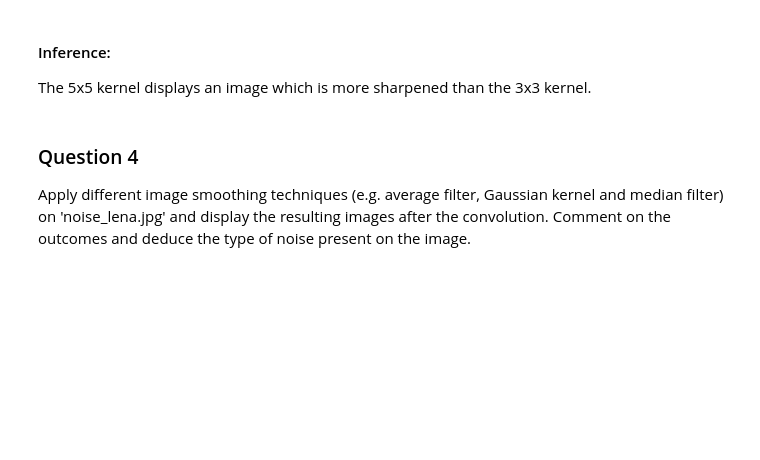
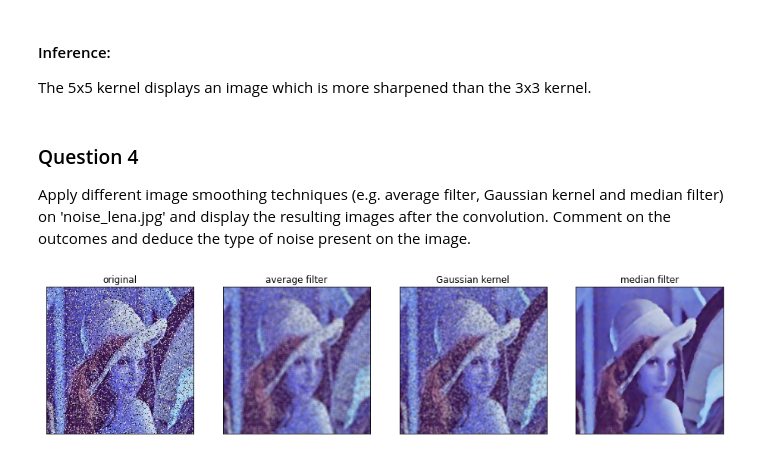
Before and after one commit to ErykaFletcher/MiniProject, a Jupyter notebook: week_5.ipynb, the cells around one changed output. Drawn from its saved outputs; the diff is of its cells as text; code cells hidden in the pictures; blank space fills up the shorter version.

```diff
--- a/week_5.ipynb
+++ b/week_5.ipynb
@@ -512,23 +517,29 @@ Apply different image smoothing techniques (e.g. average filter, Gaussian kernel
 # %%
 #load img
 img = cv.imread("images/noise_lena.jpg")
 
 #kernel size
 kernel = (5, 5)
 
 #image smoothing techniques
 #average filter
 img_blur = cv.blur(img, kernel)
 #Gaussian kernel
 img_Gaussian = cv.GaussianBlur(img, kernel, 0)
 #median filter
 img_median = cv.medianBlur(img, 5)
 
+plt.figure(figsize=(16, 8))
+
 #display images
-show_img("original", img)
+plt.subplot(141), plt_img(img, title="original")
 #blur image
-show_img("average filter", img_blur)
+plt.subplot(142), plt_img(img_blur, title="average filter")
 #clearer compared to average filter, maintains image details well
-show_img("Gaussian kernel", img_Gaussian)
+plt.subplot(143), plt_img(img_Gaussian, title="Gaussian kernel")
 #most clear compared to average filter and Gaussian kernel, salt and pepper noise are eliminated
-show_img("median filter", img_median)
+plt.subplot(144), plt_img(img_median, title="median filter")
+
+plt.show()
+# %% [output]
+[figure, added]
```
Also changed, not shown: parts of 2 cells of this notebook.
